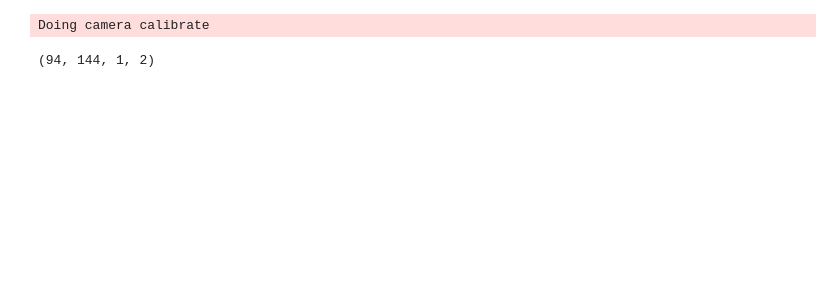
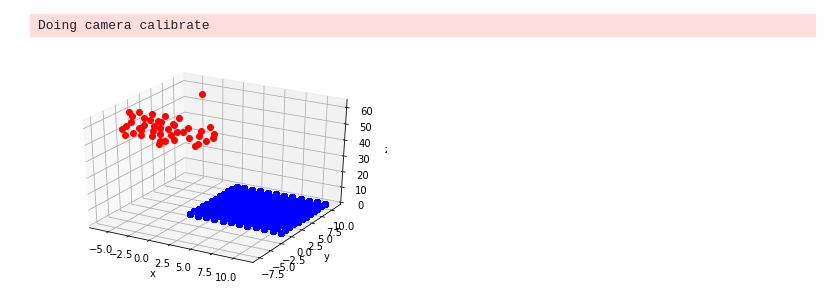
Before and after one commit to SimonLBSoerensen/Flexible-Camera-Calibration, a Jupyter notebook: flexiblecc/BundleAdjustment/BundleAdjustment.ipynb, the cells around one changed output. Saved outputs shown, nothing was run; the diff lists cells and outputs as text; code cells hidden in the pictures; blank space fills up the shorter version.

```diff
--- a/flexiblecc/BundleAdjustment/BundleAdjustment.ipynb
+++ b/flexiblecc/BundleAdjustment/BundleAdjustment.ipynb
@@ -28,7 +28,22 @@ pattern_size = (12, 12)
 retval, cameraMatrix, distCoeffs, rvecs, tvecs, stdDeviationsIntrinsics, stdDeviationsExtrinsics, perViewErrors, points_3D, points_2D = fcc.OldSchoolCC.calibrate_camera(gray_cal_imgs, pattern_size, verbose=1)
 # %% [output]
 Doing camera calibrate
-# %%
-print(img_points.shape)
-# %% [output]
-(94, 144, 1, 2)
+# %%
+import matplotlib.pyplot as plt
+from mpl_toolkits import mplot3d
+
+ax = plt.axes(projection='3d')
+ax.set_xlabel('x')
+ax.set_ylabel('y')
+ax.set_zlabel('z')
+
+
+for i in range(0,5):
+    cam1_points_3D = np.reshape(points_3D[i], (-1,3))
+
+    ax.plot3D(cam1_points_3D[:,0], cam1_points_3D[:,1], cam1_points_3D[:,2], 'bo')
+    ax.plot3D(tvecs[i][0], tvecs[i][1], tvecs[i][2], 'ro')
+
+plt.show()
+# %% [output]
+[figure, added]
```
Also changed, not shown: parts of 5 cells of this notebook, 4 other files.
